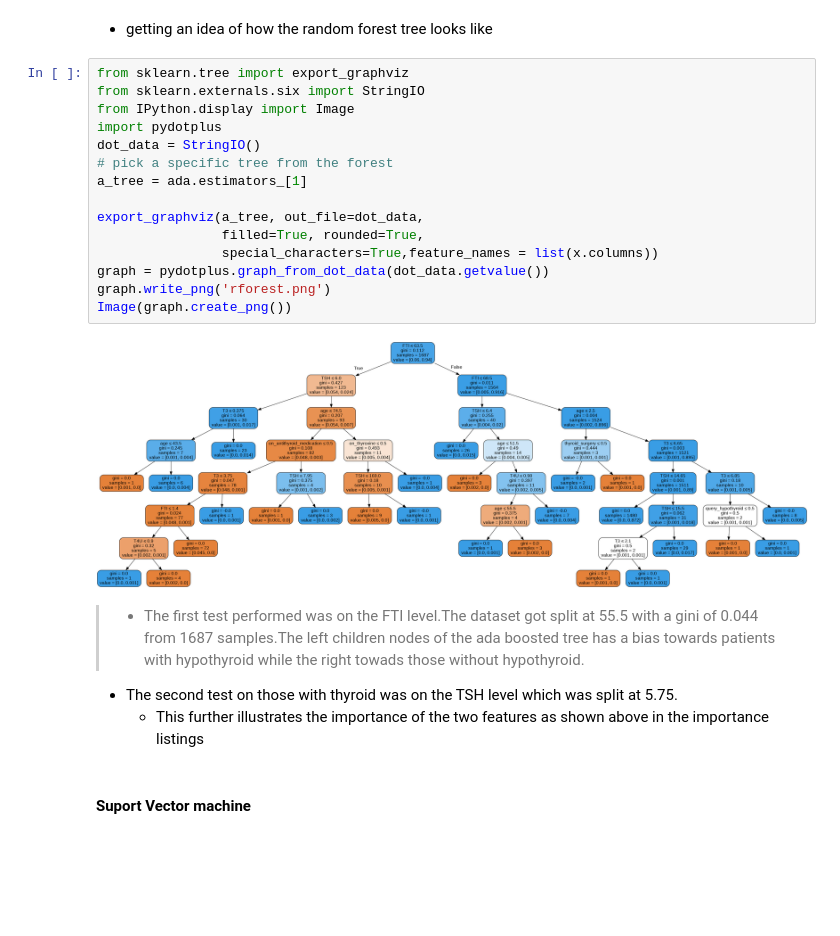
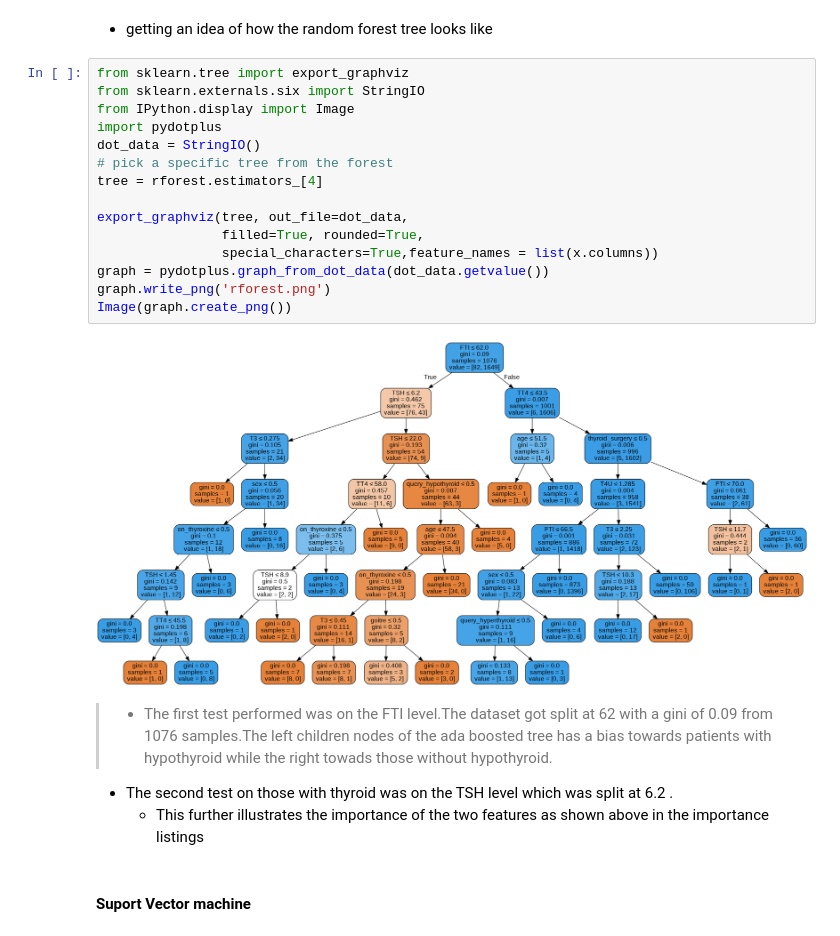
Before and after one commit to draglar/Hypothaloid_Prescence, a Jupyter notebook: Ian_Muigai_IP_week_8.ipynb, the cells around one changed output. Cells and saved outputs as stored; diff of their text form; blank space fills up the shorter version.

```diff
--- a/Ian_Muigai_IP_week_8.ipynb
+++ b/Ian_Muigai_IP_week_8.ipynb
@@ -625,23 +616,23 @@ importance.tail(5)
 # %%
 from sklearn.tree import export_graphviz
 from sklearn.externals.six import StringIO
 from IPython.display import Image
 import pydotplus
 dot_data = StringIO()
 # pick a specific tree from the forest
-a_tree = ada.estimators_[1]
+tree = rforest.estimators_[4]
 
-export_graphviz(a_tree, out_file=dot_data,
+export_graphviz(tree, out_file=dot_data,
                 filled=True, rounded=True,
                 special_characters=True,feature_names = list(x.columns))
 graph = pydotplus.graph_from_dot_data(dot_data.getvalue())
 graph.write_png('rforest.png')
 Image(graph.create_png())
 # %% [output]
-[figure, old version]
+[figure, new version]
 # %% [markdown]
->  * The first test performed was on the FTI level.The dataset got split at 55.5 with a gini of 0.044 from 1687 samples.The left children nodes of the ada boosted tree has a bias towards patients with hypothyroid while the right towads those without hypothyroid.
-* The second test on those with thyroid was on the TSH level which was split at 5.75.
+>  * The first test performed was on the FTI level.The dataset got split at 62 with a gini of 0.09 from 1076 samples.The left children nodes of the ada boosted tree has a bias towards patients with hypothyroid while the right towads those without hypothyroid.
+* The second test on those with thyroid was on the TSH level which was split at 6.2 .
   - This further illustrates the importance of the two features as shown above in the importance listings
 # %% [markdown]
 #### Suport Vector machine
```
Also changed, not shown: parts of 46 cells of this notebook.
